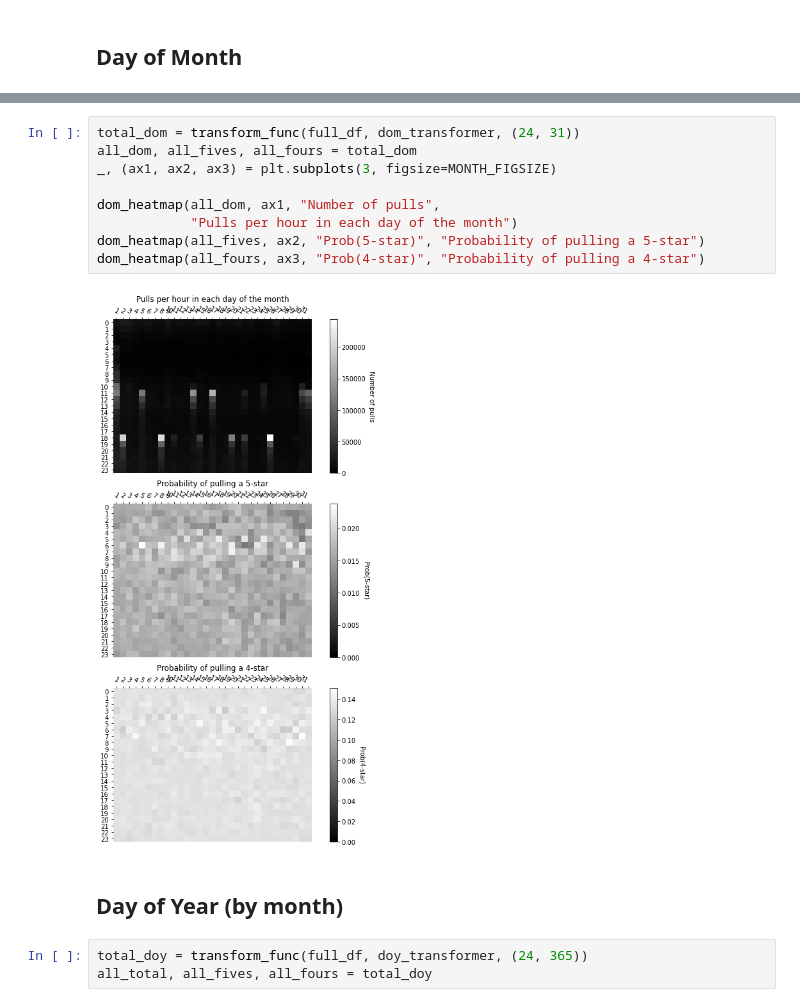
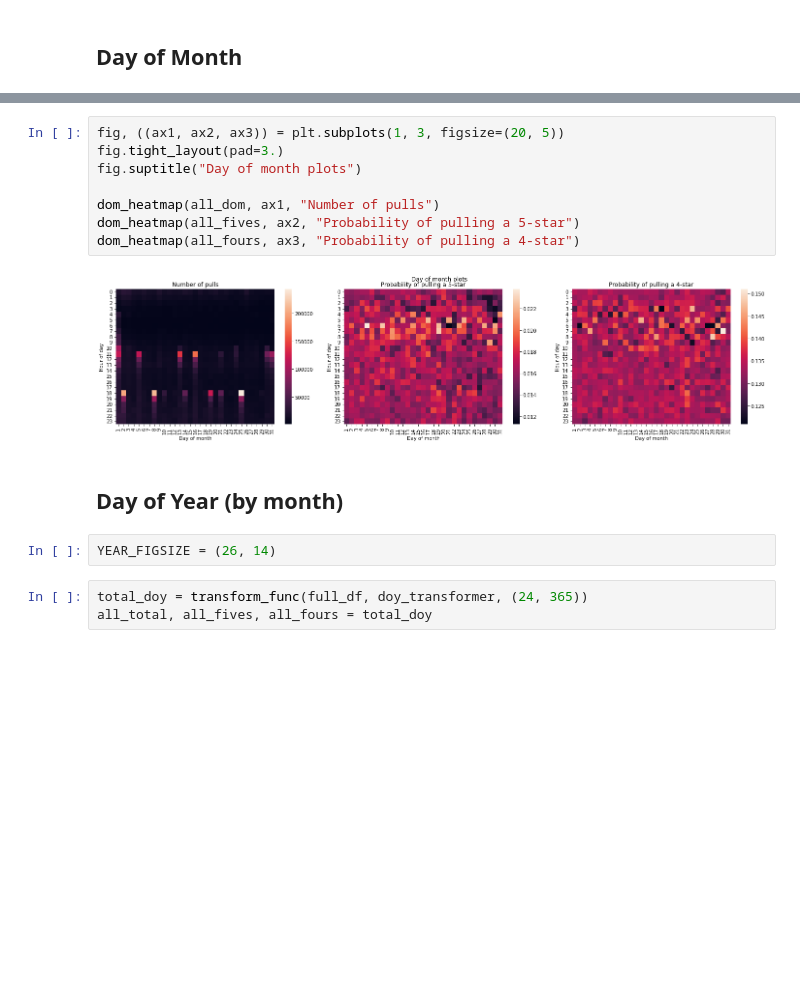
Before and after one commit to justnawat/optimized-genshin-pulling, a Jupyter notebook: Optimized Genshin Pulls.ipynb, the cells around one changed output, grey strips where cells are left out. Cells and saved outputs as stored; diff of their text form; blank space fills up the shorter version.

```diff
--- a/Optimized Genshin Pulls.ipynb
+++ b/Optimized Genshin Pulls.ipynb
@@ -221,16 +203,17 @@ dow_heatmap(all_fours, ax3, "Prob(4-star)", "Probability of pulling a 4-star")
 # %%
-total_dom = transform_func(full_df, dom_transformer, (24, 31))
-all_dom, all_fives, all_fours = total_dom
-_, (ax1, ax2, ax3) = plt.subplots(3, figsize=MONTH_FIGSIZE)
+fig, ((ax1, ax2, ax3)) = plt.subplots(1, 3, figsize=(20, 5))
+fig.tight_layout(pad=3.)
+fig.suptitle("Day of month plots")
 
-dom_heatmap(all_dom, ax1, "Number of pulls",
-            "Pulls per hour in each day of the month")
-dom_heatmap(all_fives, ax2, "Prob(5-star)", "Probability of pulling a 5-star")
-dom_heatmap(all_fours, ax3, "Prob(4-star)", "Probability of pulling a 4-star")
+dom_heatmap(all_dom, ax1, "Number of pulls")
+dom_heatmap(all_fives, ax2, "Probability of pulling a 5-star")
+dom_heatmap(all_fours, ax3, "Probability of pulling a 4-star")
 # %% [output]
-[figure, old version]
+[figure, new version]
 # %% [markdown]
 ## Day of Year (by month)
+# %%
+YEAR_FIGSIZE = (26, 14)
 # %%
 total_doy = transform_func(full_df, doy_transformer, (24, 365))
 all_total, all_fives, all_fours = total_doy
```
Also changed, not shown: parts of 29 cells of this notebook.
